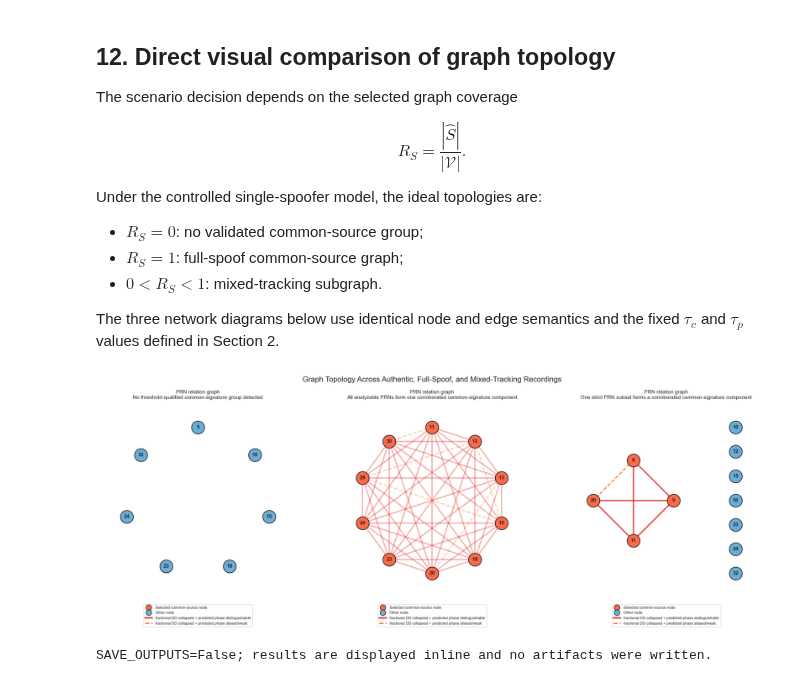
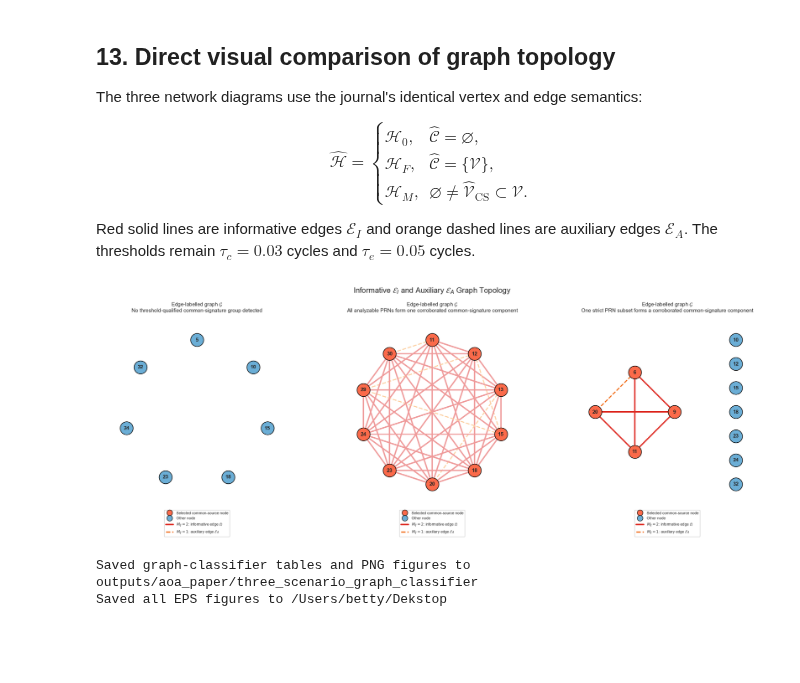
Before and after one commit to betty2310/angle, a Jupyter notebook: AOA_DD_Ephemeris_Graph_Classifier.ipynb, the cells around one changed output. Saved outputs shown, nothing was run; the diff lists cells and outputs as text; code cells hidden in the pictures; blank space fills up the shorter version.

```diff
--- a/AOA_DD_Ephemeris_Graph_Classifier.ipynb
+++ b/AOA_DD_Ephemeris_Graph_Classifier.ipynb
@@ -472,7 +605,7 @@ for name, result in results.items():
         "pair_count": len(pairs),
         "baseline_over_wavelength": BASELINE_OVER_WAVELENGTH,
         "fractional_dd_threshold_cycles": FRACTIONAL_DD_COLLAPSE_THRESHOLD_CYCLES,
-        "ephemeris_predicted_separation_threshold_cycles": EPHEMERIS_PREDICTED_SEPARATION_THRESHOLD_CYCLES,
+        "ephemeris_predicted_separation_threshold_cycles": EPHEMERIS_FRACTIONAL_DD_NONCOLLAPSE_THRESHOLD_CYCLES,
         "fractional_dd_collapse_edge_count": int(pairs.fractional_dd_collapsed.sum()),
         "informative_edge_count": int(pairs.informative_common_source_edge.sum()),
         "validated_components": tuple(result["validated_components"]),
@@ -523,7 +652,7 @@ def draw_relation_graph(result, ax, show_edge_labels=True):
         angles = np.pi / 2 - np.arange(len(nodes)) * 2 * np.pi / max(len(nodes), 1)
         positions = {node: (np.cos(angle), np.sin(angle)) for node, angle in zip(nodes, angles)}
     collapsed = result["pairs"].loc[result["pairs"].fractional_dd_collapsed]
-    label_edges = show_edge_labels and len(collapsed) <= 12
+    label_edges = show_edge_labels and len(collapsed) <= 4
     for row in collapsed.itertuples():
         left, right = int(row.left_svid), int(row.right_svid)
         x = [positions[left][0], positions[right][0]]
@@ -531,10 +660,11 @@ def draw_relation_graph(result, ax, show_edge_labels=True):
         informative = bool(row.informative_common_source_edge)
         ax.plot(
             x, y,
-            color="#de2d26" if informative else "#f16913",
+            color=(("#ef9a9a" if informative else "#fdd0a2") if len(collapsed) > 20
+                   else ("#de2d26" if informative else "#f16913")),
             lw=2.8 if informative else 2.2,
             ls="-" if informative else "--",
-            alpha=0.35 if len(collapsed) > 20 else 0.85,
+            alpha=1.0,
             zorder=1,
         )
         if label_edges:
@@ -548,11 +678,11 @@ def draw_relation_graph(result, ax, show_edge_labels=True):
             mid_y += offset_sign * 0.055 * (dx / edge_length)
             ax.text(
                 mid_x, mid_y,
-                f"C_DD={row.median_fractional_dd_collapse_cycles:.3f} cycles\n"
-                f"P_eph={row.median_ephemeris_predicted_pair_separation_cycles:.3f} cycles\n"
-                f"ΔA_eph={row.median_ephemeris_aoa_separation_deg:.1f}° (report only)",
+                f"$C^{{\\mathrm{{DD}}}}_{{ij}}$={row.median_fractional_dd_collapse_cycles:.3f} cycles\n"
+                f"$C^{{\\mathrm{{eph}}}}_{{ij}}$={row.median_ephemeris_predicted_pair_separation_cycles:.3f} cycles\n"
+                f"$|\\alpha_i^{{\\mathrm{{eph}}}}-\\alpha_j^{{\\mathrm{{eph}}}}|$={row.median_ephemeris_aoa_separation_deg:.1f} deg (report only)",
                 fontsize=7, ha="center", va="center",
-                bbox={"facecolor": "white", "alpha": 0.72, "edgecolor": "none", "pad": 1},
+                bbox={"facecolor": "white", "alpha": 1.0, "edgecolor": "#bdbdbd", "pad": 1},
                 zorder=2,
             )
     for node in nodes:
@@ -566,11 +696,11 @@ def draw_relation_graph(result, ax, show_edge_labels=True):
     legend = [
         Line2D([0], [0], marker="o", color="none", markerfacecolor="#fb6a4a", markeredgecolor="black", markersize=12, label="Selected common-source node"),
         Line2D([0], [0], marker="o", color="none", markerfacecolor="#6baed6", markeredgecolor="black", markersize=12, label="Other node"),
-        Line2D([0], [0], color="#de2d26", lw=3, label="fractional DD collapsed + predicted phase distinguishable"),
-        Line2D([0], [0], color="#f16913", lw=2.5, ls="--", label="fractional DD collapsed + predicted phase aliased/weak"),
+        Line2D([0], [0], color="#de2d26", lw=3, label=r"$M_{ij}=2$: informative edge $\mathcal{E}_I$"),
+        Line2D([0], [0], color="#f16913", lw=2.5, ls="--", label=r"$M_{ij}=1$: auxiliary edge $\mathcal{E}_A$"),
     ]
-    ax.legend(handles=legend, loc="lower center", bbox_to_anchor=(0.5, -0.15), fontsize=8)
-    ax.set_title(f"PRN relation graph\n{result['scenario_decision']}", fontsize=11)
+    ax.legend(handles=legend, loc="lower center", bbox_to_anchor=(0.5, -0.15), fontsize=8, framealpha=1.0)
+    ax.set_title(f"Edge-labelled graph $\\mathcal{{G}}$\n{result['scenario_decision']}", fontsize=11)
     ax.set_aspect("equal")
     ax.set_xlim(-1.35, 1.35)
     ax.set_ylim(-1.35, 1.35)
@@ -587,28 +717,28 @@ def plot_scenario_evidence(result):
 
     fig, axes = plt.subplots(2, 2, figsize=(18, 15))
     sns.heatmap(collapse, annot=True, fmt=".3f", cmap="mako_r", vmin=0, vmax=0.5, square=True, linewidths=0.4, ax=axes[0, 0])
-    axes[0, 0].set_title("C_DD: median fractional-DD collapse (cycles)")
+    axes[0, 0].set_title(r"$C^{\mathrm{DD}}_{ij}$: measured fractional-DD collapse (cycles)")
     sns.heatmap(predicted_separation, annot=True, fmt=".3f", cmap="viridis", vmin=0, vmax=0.5, square=True, linewidths=0.4, ax=axes[0, 1])
-    axes[0, 1].set_title("P_eph: median wrapped ephemeris-predicted pair separation (cycles)")
+    axes[0, 1].set_title(r"$C^{\mathrm{eph}}_{ij}$: ephemeris-predicted fractional-DD magnitude (cycles)")
     relation_cmap = ListedColormap(["#d9d9d9", "#fdae6b", "#de2d26"])
     relation_ax = sns.heatmap(
         relation, annot=True, fmt=".0f", cmap=relation_cmap, vmin=0, vmax=2, square=True, linewidths=0.4,
         cbar_kws={"ticks": [0.33, 1.0, 1.67]}, ax=axes[1, 0],
     )
-    relation_ax.collections[0].colorbar.set_ticklabels(["no edge", "predicted-phase aliased", "candidate edge"])
-    axes[1, 0].set_title("M: categorical PRN relation matrix")
+    relation_ax.collections[0].colorbar.set_ticklabels([r"$M_{ij}=0$", r"$M_{ij}=1$", r"$M_{ij}=2$"])
+    axes[1, 0].set_title(r"$M_{ij}$: categorical pair relation")
     draw_relation_graph(result, axes[1, 1])
     if selected and len(selected) < len(nodes):
         boundary = len(selected)
         for ax in axes[0, 0], axes[0, 1], axes[1, 0]:
             ax.axhline(boundary, color="white", lw=3)
             ax.axvline(boundary, color="white", lw=3)
-    fig.suptitle(f"{result['name']}: Fractional-DD / Ephemeris-Predicted Phase Graph Evidence", fontsize=17, y=1.01)
     fig.tight_layout()
     if SAVE_OUTPUTS:
         OUTPUT_DIR.mkdir(parents=True, exist_ok=True)
-        filename = result["name"].lower().replace(" ", "_") + "_graph_evidence.png"
-        fig.savefig(OUTPUT_DIR / filename, dpi=220, bbox_inches="tight")
+        stem = result["name"].lower().replace(" ", "_") + "_graph_evidence"
+        fig.savefig(OUTPUT_DIR / f"{stem}.png", dpi=220, bbox_inches="tight")
+        fig.savefig(EPS_OUTPUT_DIR / f"{stem}.eps", format="eps", bbox_inches="tight")
     display(fig)
     plt.close(fig)
 # %% [markdown]
@@ -880,30 +1180,32 @@ All mixed-case pair relations
 # %% [markdown]
-## 12. Direct visual comparison of graph topology
+## 13. Direct visual comparison of graph topology
 
-The scenario decision depends on the selected graph coverage
+The three network diagrams use the journal's identical vertex and edge semantics:
 
-$$R_S=\frac{|\widehat S|}{|\mathcal V|}.$$
+$$
+\widehat{\mathcal H}=
+\begin{cases}
+\mathcal H_0,&\widehat{\mathcal C}=\varnothing,\\
+\mathcal H_F,&\widehat{\mathcal C}=\{\mathcal V\},\\
+\mathcal H_M,&\varnothing\neq\widehat{\mathcal V}_{\mathrm{CS}}\subset\mathcal V.
+\end{cases}
+$$
 
-Under the controlled single-spoofer model, the ideal topologies are:
-
-- $R_S=0$: no validated common-source group;
-- $R_S=1$: full-spoof common-source graph;
-- $0<R_S<1$: mixed-tracking subgraph.
-
-The three network diagrams below use identical node and edge semantics and the fixed $\tau_c$ and $\tau_p$ values defined in Section 2.
+Red solid lines are informative edges $\mathcal E_I$ and orange dashed lines are auxiliary edges $\mathcal E_A$. The thresholds remain $\tau_c=0.03$ cycles and $\tau_e=0.05$ cycles.
 # %%
 fig, axes = plt.subplots(1, 3, figsize=(21, 7))
 for ax, result in zip(axes, results.values()):
     draw_relation_graph(result, ax, show_edge_labels=False)
-fig.suptitle("Graph Topology Across Authentic, Full-Spoof, and Mixed-Tracking Recordings", fontsize=16, y=1.02)
+fig.suptitle(r"Informative $\mathcal{E}_I$ and Auxiliary $\mathcal{E}_A$ Graph Topology", fontsize=16, y=1.02)
 fig.tight_layout()
 if SAVE_OUTPUTS:
     OUTPUT_DIR.mkdir(parents=True, exist_ok=True)
     fig.savefig(OUTPUT_DIR / "three_scenario_graph_comparison.png", dpi=220, bbox_inches="tight")
+    fig.savefig(EPS_OUTPUT_DIR / "three_scenario_graph_comparison.eps", format="eps", bbox_inches="tight")
 display(fig)
 plt.close(fig)
 # %% [output]
-[figure, old version]
+[figure, new version]
 # %%
 if SAVE_OUTPUTS:
     OUTPUT_DIR.mkdir(parents=True, exist_ok=True)
@@ -915,8 +1217,10 @@ if SAVE_OUTPUTS:
         result["pairs"].to_csv(OUTPUT_DIR / f"{prefix}_pair_relations.csv", index=False)
         result["node_summary"].to_csv(OUTPUT_DIR / f"{prefix}_node_summary.csv", index=False)
         result["component_summary"].to_csv(OUTPUT_DIR / f"{prefix}_component_summary.csv", index=False)
-    print(f"Saved graph-classifier tables and figures to {OUTPUT_DIR}")
+    print(f"Saved graph-classifier tables and PNG figures to {OUTPUT_DIR}")
+    print(f"Saved all EPS figures to {EPS_OUTPUT_DIR}")
 else:
     print("SAVE_OUTPUTS=False; results are displayed inline and no artifacts were written.")
 # %% [output]
-SAVE_OUTPUTS=False; results are displayed inline and no artifacts were written.
+Saved graph-classifier tables and PNG figures to outputs/aoa_paper/three_scenario_graph_classifier
+Saved all EPS figures to /Users/betty/Dekstop
```
Also changed, not shown: parts of 19 cells of this notebook.
